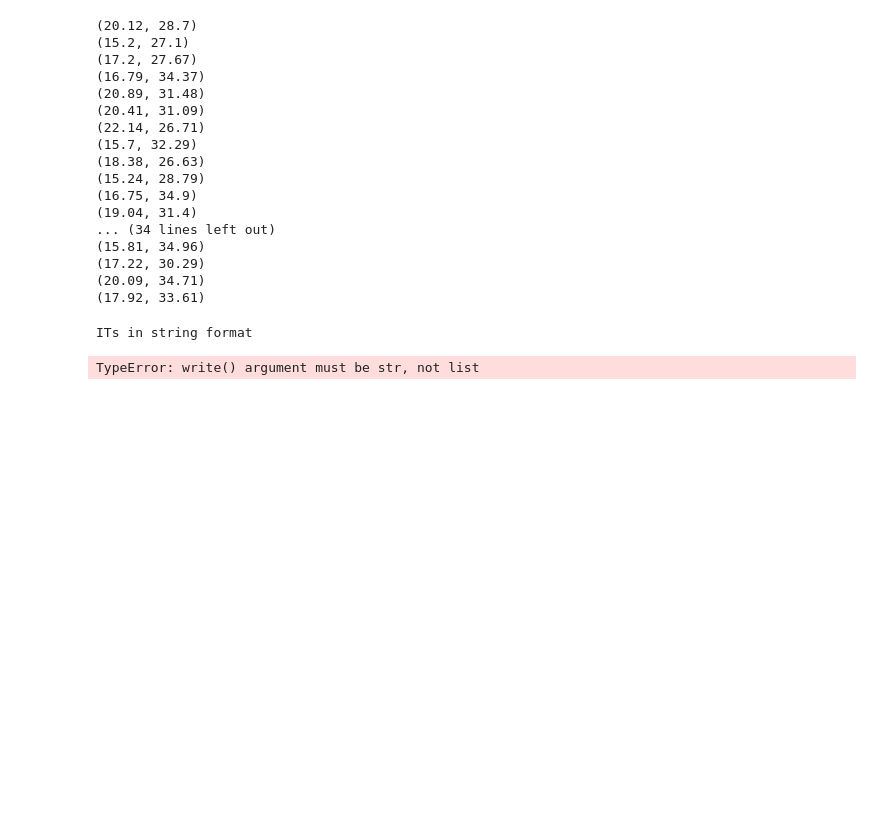
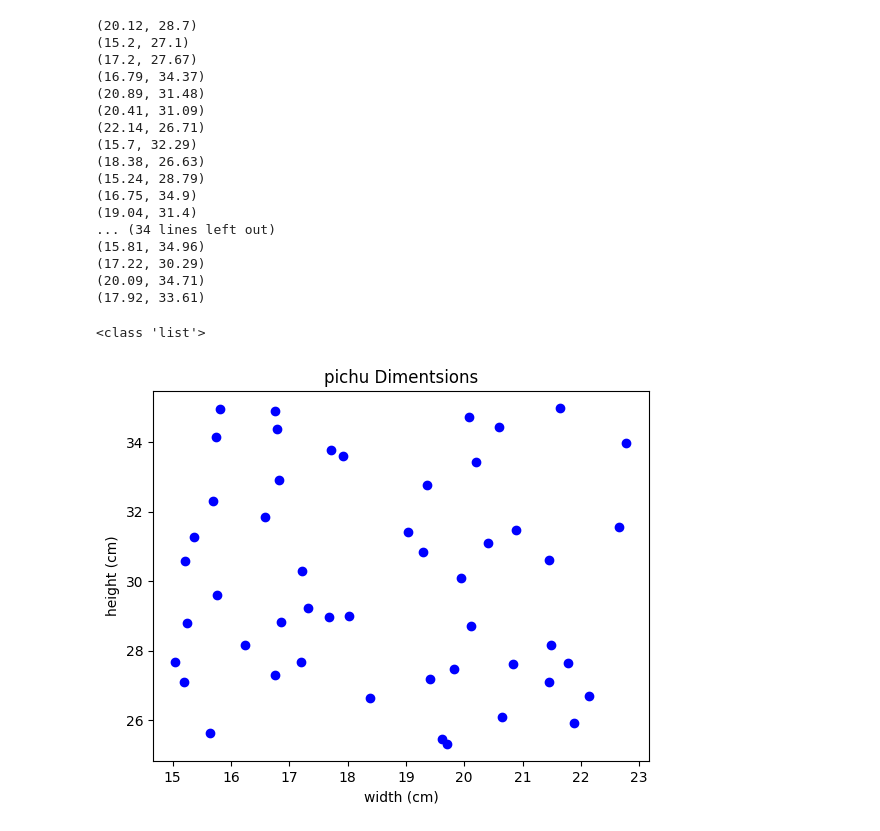
Before and after one commit to mosendamnit/Python-Muhsin-Ahmad-OPA23, a Jupyter notebook: LAB/lab.ipynb, the cells around one changed output. Cells and saved outputs as stored; diff of their text form; code cells hidden in the pictures; blank space fills up the shorter version.

Commit message:
Plot the Pichu ,  Pikachu and test points

```diff
--- a/LAB/lab.ipynb
+++ b/LAB/lab.ipynb
@@ -67,16 +65,20 @@ rounded_data_str = '\n'.join([f"({point[0]}, {point[1]})" for point in pichu_rou
-# %%
-if type(pichu_rounded_data) == str:
-    print("its in string format")
-elif type(pichu_rounded_data) == list:
-    print("ITs in string format")
-else:
-    print("Its in either format. ")
-# %% [output]
-ITs in string format
-# %%
-saved_path = "../data/pichu_rounded_data_.txt"
-
-with open(saved_path, "w") as file:
-    file.write(pichu_rounded_data)
-# %% [output]
-TypeError: write() argument must be str, not list
+# %%
+print(type(pichu_rounded_data))
+# %% [output]
+<class 'list'>
+# %%
+import matplotlib.pyplot as plt
+
+
+x_coords, y_coords = zip(*pichu_rounded_data)
+
+
+plt.scatter(x_coords , y_coords , color= "blue")
+
+plt.xlabel("width (cm)")
+plt.ylabel("height (cm)")
+plt.title("pichu Dimentsions")
+
+plt.show()
+# %% [output]
+[figure, added]
```
Also changed, not shown: parts of 10 cells of this notebook, 3 other files.
